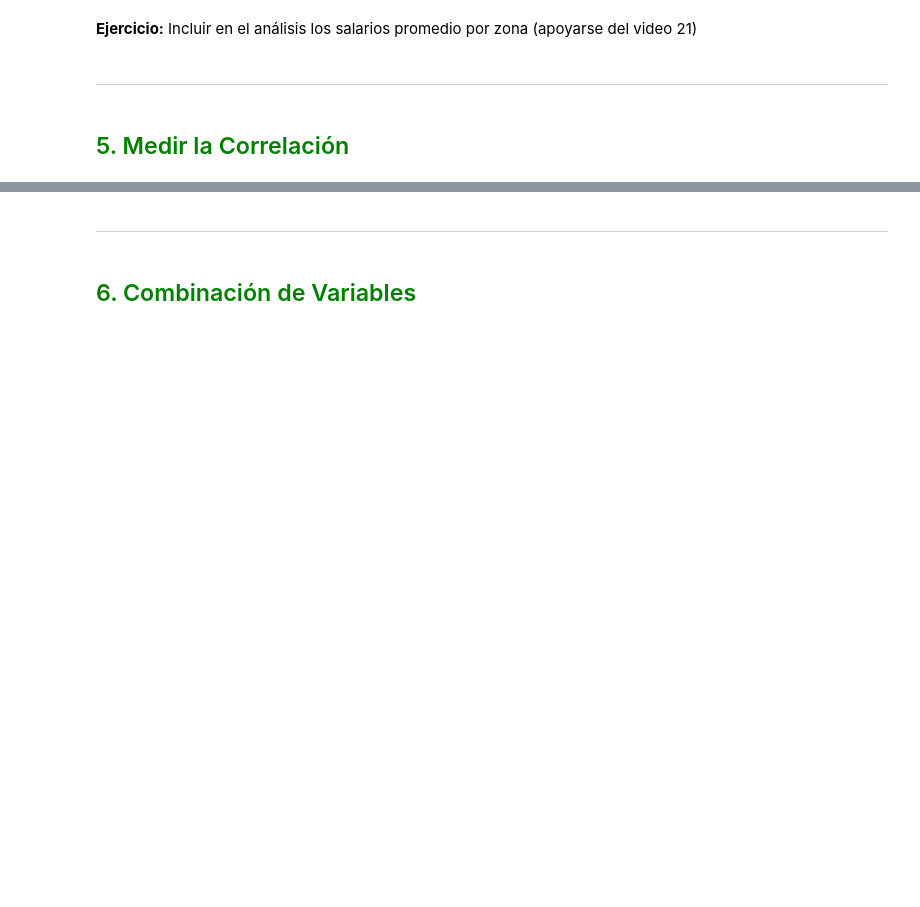
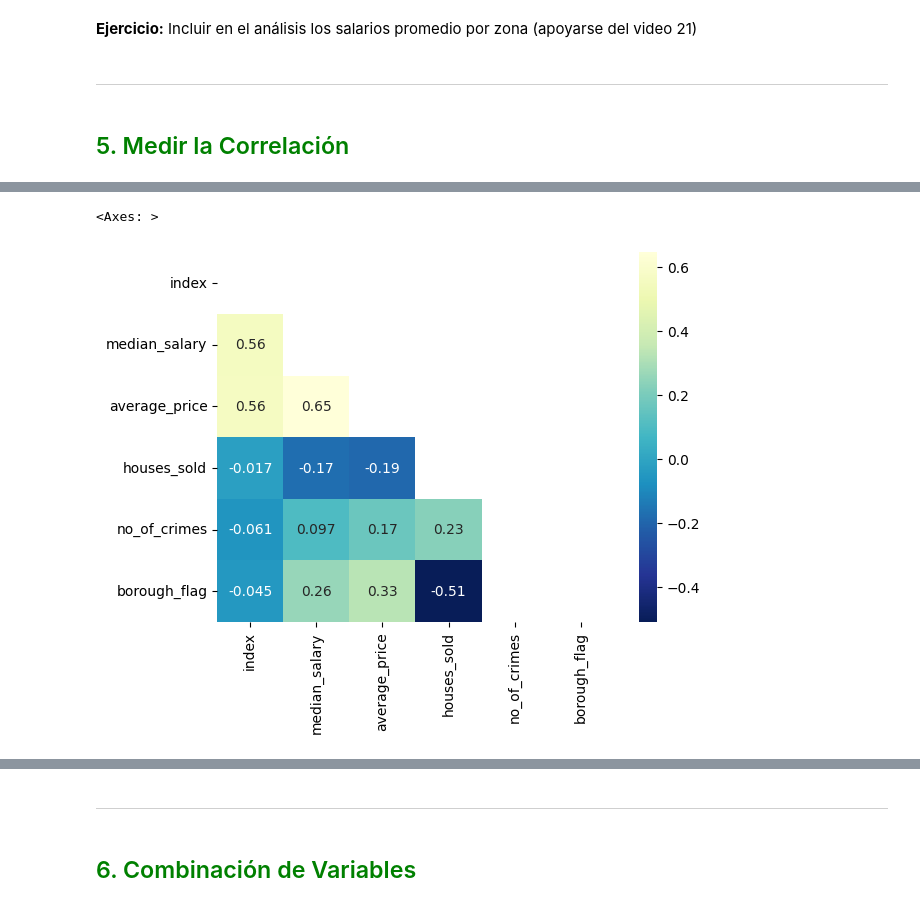
Before and after one commit to antonio16rms/6IV8_RamosRosasAntonio_AD, a Jupyter notebook: Machine Learning python Archivos de Trabajo para el curso y Manual/Capítulo 2-Proyecto End-to-End/Cap2_plantilla.ipynb, the cells around one changed output, grey strips where cells are left out. Cells and saved outputs as stored; diff of their text form; code cells hidden in the pictures; blank space fills up the shorter version.

```diff
--- a/Machine Learning python Archivos de Trabajo para el curso y Manual/Capítulo 2-Proyecto End-to-End/Cap2_plantilla.ipynb
+++ b/Machine Learning python Archivos de Trabajo para el curso y Manual/Capítulo 2-Proyecto End-to-End/Cap2_plantilla.ipynb
@@ -291,6 +334,6 @@ plt.show()
 ## <span style="color:green">5. Medir la Correlación </span>
 # %%
 # Crear matriz de correlación
-
-
+matriz = df.select_dtypes(include='number').corr(method='pearson')
 # Comparar correlación
+matriz["average_price"].sort_values(ascending=False)
@@ -309,0 +348,11 @@ plt.show()
+# %%
+#Importar seaborn
+import seaborn as sns
+# Crear vector
+mask = np.triu(np.ones_like(matriz, dtype = bool))
+# Graficar
+plt = sns.heatmap(matriz, mask = mask, annot = True, cmap = 'YlGnBu_r')
+plt
+# %% [output]
+<Axes: >
+[figure, added]
```
Also changed, not shown: parts of 14 cells of this notebook.
